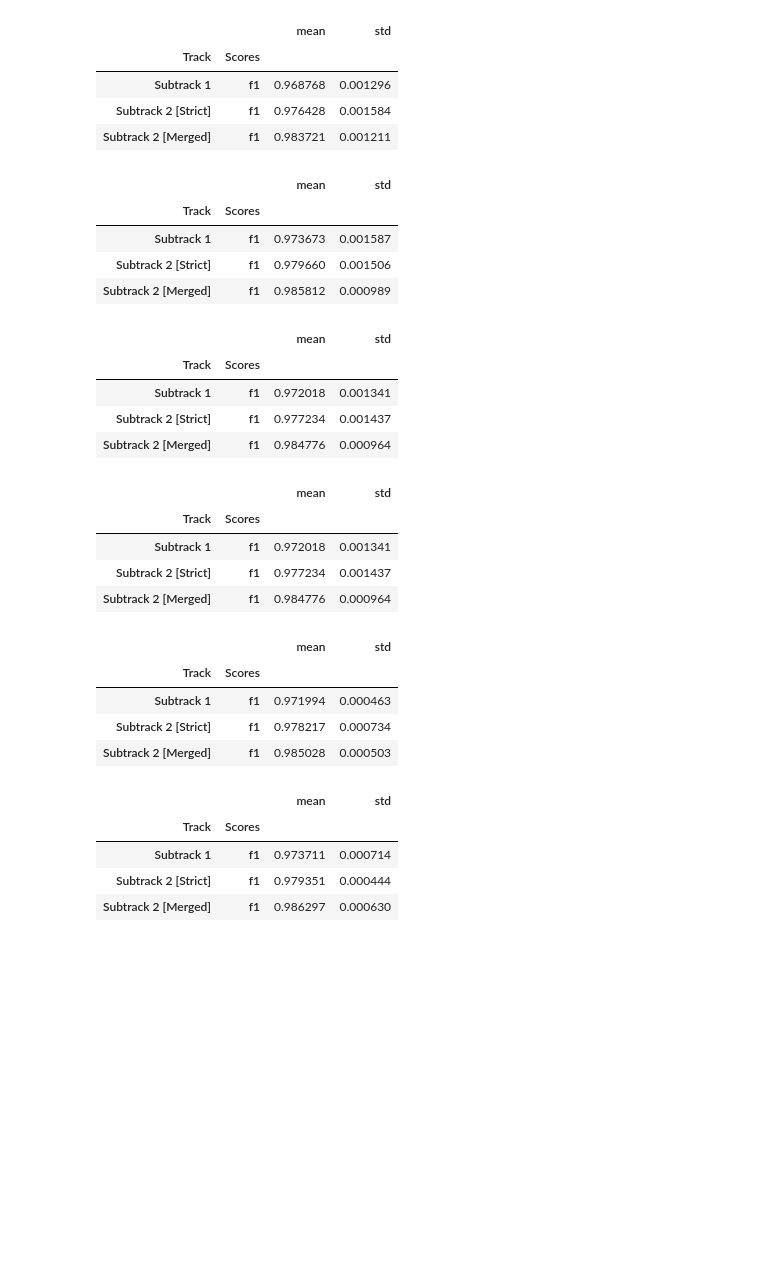
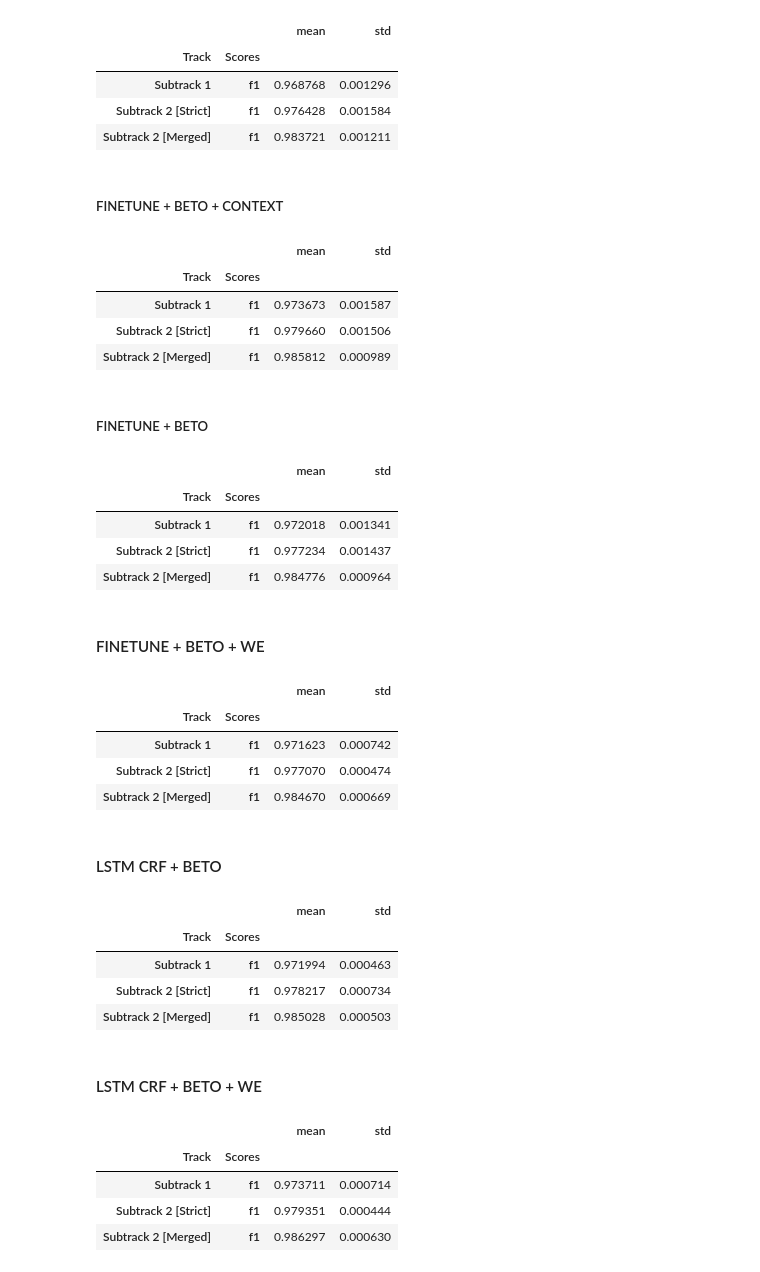
Before and after one commit to GuiGel/MedDocAn, a Jupyter notebook: experiments/results.ipynb, the cells around one changed output. Saved outputs shown, nothing was run; the diff lists cells and outputs as text; code cells hidden in the pictures; blank space fills up the shorter version.

Commit message:
:chart_with_upwards_trend: Update fintetune bert + we

```diff
--- a/experiments/results.ipynb
+++ b/experiments/results.ipynb
@@ -113,6 +117,8 @@ LSTM_CRF_FLAIR
 | Subtrack 1 | f1 | 0.968768 | 0.001296 |
 | Subtrack 2 [Strict] | f1 | 0.976428 | 0.001584 |
 | Subtrack 2 [Merged] | f1 | 0.983721 | 0.001211 |
+# %% [markdown]
+##### FINETUNE + BETO + CONTEXT
 # %%
 seeds = [1, 12, 33]
 get_folders = lambda seed: base_folder / f"experiments/corpus_sentence_bert_context_finetune/an_wh_rs_False_dpt_0_emb_beto-cased-context_FT_True_Ly_-1_seed_{seed}_lr_5e-06_it_150_bs_4_opti_AdamW_pjct_emb_False_sdl_LinearSchedulerWithWarmup_use_crf_False_use_rnn_False_wup_0.1/0/evals/test"
@@ -125,6 +131,8 @@ FINE_TUNE_BETO_CONTEXT
 | Subtrack 1 | f1 | 0.973673 | 0.001587 |
 | Subtrack 2 [Strict] | f1 | 0.979660 | 0.001506 |
 | Subtrack 2 [Merged] | f1 | 0.985812 | 0.000989 |
+# %% [markdown]
+##### FINETUNE + BETO
 # %%
 seeds = [1, 12, 33]
 get_folders = lambda seed: base_folder / f"experiments/corpus_sentence_bert_finetune/an_wh_rs_False_dpt_0_emb_beto-cased_FT_True_Ly_-1_seed_{seed}_lr_5e-06_it_40_bs_4_opti_AdamW_pjct_emb_False_sdl_LinearSchedulerWithWarmup_use_crf_False_use_rnn_False_wup_0.05/0/evals/test"
@@ -137,18 +145,22 @@ FINE_TUNE_BETO
 | Subtrack 1 | f1 | 0.972018 | 0.001341 |
 | Subtrack 2 [Strict] | f1 | 0.977234 | 0.001437 |
 | Subtrack 2 [Merged] | f1 | 0.984776 | 0.000964 |
+# %% [markdown]
+#### FINETUNE + BETO + WE
 # %%
 seeds = [1, 12, 33]
-get_folders = lambda seed: base_folder / f"experiments/corpus_sentence_bert_finetune/an_wh_rs_False_dpt_0_emb_beto-cased_FT_True_Ly_-1_seed_{seed}_lr_5e-06_it_40_bs_4_opti_AdamW_pjct_emb_False_sdl_LinearSchedulerWithWarmup_use_crf_False_use_rnn_False_wup_0.05/0/evals/test"
+get_folders = lambda seed: base_folder / f"experiments/corpus_sentence_bert_we_finetune/an_wh_rs_False_dpt_0_emb_Stack(0_es-wiki-fasttext-300d-1M, 1_1-beto-cased_FT_True_Ly_-1_seed_{seed})_lr_5e-06_it_40_bs_4_opti_AdamW_pjct_emb_False_sdl_LinearSchedulerWithWarmup_use_crf_False_use_rnn_False_wup_0.05/0/evals/test"
 df = get_scores_as_df(seeds, get_folders)
-FINE_TUNE_BETO = df.T.describe().T[["mean", "std"]].loc[pd.IndexSlice[:, ['f1']], :]
-FINE_TUNE_BETO
+FINE_TUNE_BETO_WE = df.T.describe().T[["mean", "std"]].loc[pd.IndexSlice[:, ['f1']], :]
+FINE_TUNE_BETO_WE
 # %% [output]
 |  |  | mean | std |
 | Track | Scores |  |  |
-| Subtrack 1 | f1 | 0.972018 | 0.001341 |
-| Subtrack 2 [Strict] | f1 | 0.977234 | 0.001437 |
-| Subtrack 2 [Merged] | f1 | 0.984776 | 0.000964 |
+| Subtrack 1 | f1 | 0.971623 | 0.000742 |
+| Subtrack 2 [Strict] | f1 | 0.977070 | 0.000474 |
+| Subtrack 2 [Merged] | f1 | 0.984670 | 0.000669 |
+# %% [markdown]
+#### LSTM CRF + BETO
 # %%
 seeds = [1, 12, 33]
 get_folders = lambda seed: base_folder / f"experiments/corpus_sentence_bert_lstm_crf/an_wh_rs_False_dpt_0_emb_beto_Ly_all_mean_seed_{seed}_hdn_sz_256_lr_0.1_it_500_bs_4_opti_SGD_pjct_emb_False_rnn_ly_2_sdl_AnnealOnPlateau_use_crf_True_use_rnn_True/0/evals/test"
@@ -161,6 +173,8 @@ LSTM_CRF_BETO
 | Subtrack 1 | f1 | 0.971994 | 0.000463 |
 | Subtrack 2 [Strict] | f1 | 0.978217 | 0.000734 |
 | Subtrack 2 [Merged] | f1 | 0.985028 | 0.000503 |
+# %% [markdown]
+#### LSTM CRF + BETO + WE
 # %%
 seeds = [1, 12, 33]
 get_folders = lambda seed: base_folder / f"experiments/corpus_sentence_bert_we_lstm_crf/an_wh_rs_False_dpt_0_emb_Stack(0_es-wiki-fasttext-300d-1M, 1_1-beto_Ly_all_mean_seed_{seed})_hdn_sz_256_lr_0.1_it_500_bs_4_opti_SGD_pjct_emb_False_rnn_ly_2_sdl_AnnealOnPlateau_use_crf_True_use_rnn_True/0/evals/test"
```
Also changed, not shown: parts of 7 cells of this notebook, 34 other files.
